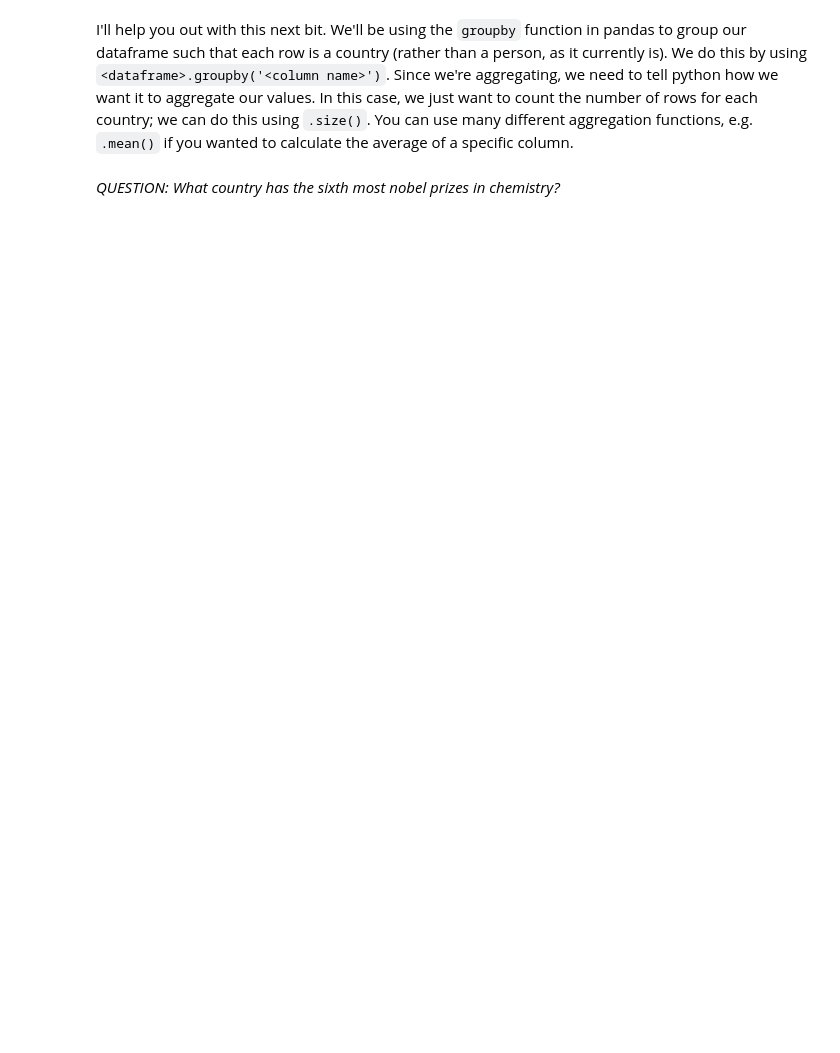
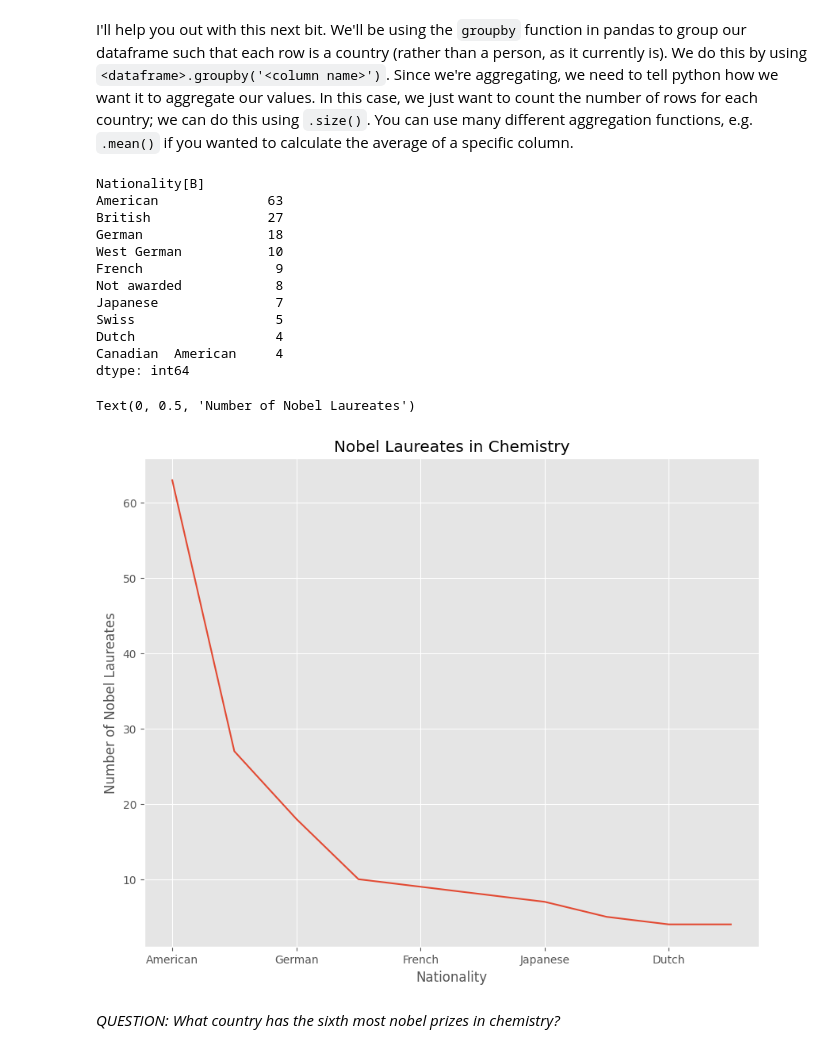
Before and after one commit to uclqmh3/Week-2-, a Jupyter notebook: notebooks/W02. Pandas.ipynb, the cells around one changed output. Drawn from its saved outputs; the diff is of its cells as text; code cells hidden in the pictures; blank space fills up the shorter version.

```diff
--- a/notebooks/W02. Pandas.ipynb
+++ b/notebooks/W02. Pandas.ipynb
@@ -467,5 +448,25 @@ And there we have it; a nicely formatted dataframe ready for analysis, straight
 Using the following URL https://en.wikipedia.org/wiki/List_of_Nobel_laureates_in_Chemistry create a plot of the top 10 countries in terms of nobel laureates. First, follow the steps below:
 # %%
 # scrape the table of Nobel Laureates in Chemistry using read_html. remember, this gives us a LIST of dataframes! lets call this list chem_tables
+import pandas
+import pylab
+import matplotlib.pyplot as plt
+# make the plots a little wider by default
+%matplotlib inline
+plt.style.use('ggplot')
+
+pylab.rcParams['figure.figsize'] = (10., 8.)
+
+url='https://en.wikipedia.org/wiki/List_of_Nobel_laureates_in_Chemistry'
+
+tables=pandas.read_html(url)
+
+print(tables)
+
+chem_tables=tables
 
 # select the first dataframe from this list and call it chem
+
+chem=tables[0]
+
+chem.head()
@@ -474,8 +499,32 @@ I'll help you out with this next bit. We'll be using the `groupby` function in p
 # %%
 # create a new dataframe called 'country' in which each row is a country, and the values represent the number of nobel laureates.
 
+
+country=chem.groupby('Nationality[B]').size()
+
 # now sort it in descending order
 
-# finally, plot the top 10 countries
+country.sort_values(ascending=False, inplace=True)
+print(country.head(10))
+
+country.head(10).plot()
+plt.title('Nobel Laureates in Chemistry')
+plt.xlabel('Nationality')
+plt.ylabel('Number of Nobel Laureates')
+# %% [output]
+Nationality[B]
+American              63
+British               27
+German                18
+West German           10
+French                 9
+Not awarded            8
+Japanese               7
+Swiss                  5
+Dutch                  4
+Canadian  American     4
+dtype: int64
+Text(0, 0.5, 'Number of Nobel Laureates')
+[figure, added]
 # %% [markdown]
 *QUESTION: What country has the sixth most nobel prizes in chemistry?*
```
Also changed, not shown: parts of 16 cells of this notebook.
